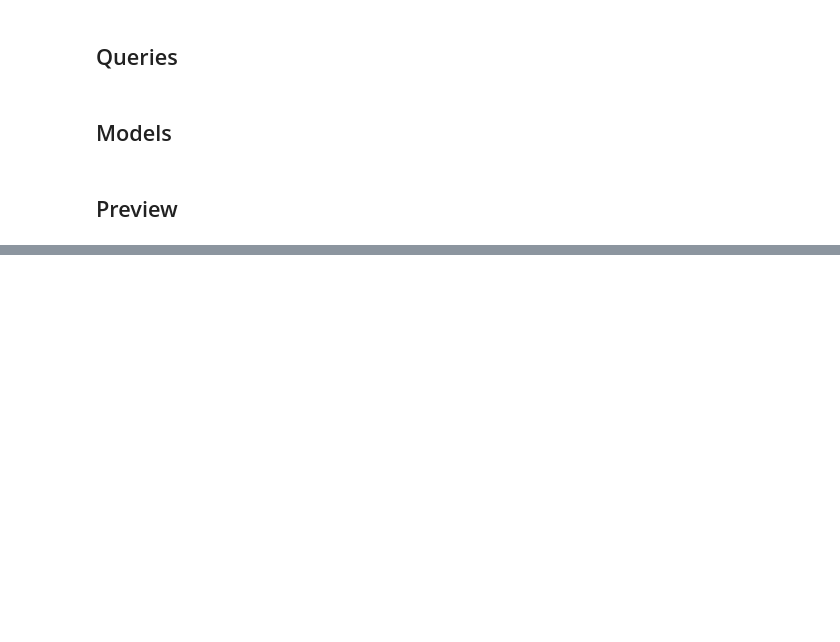
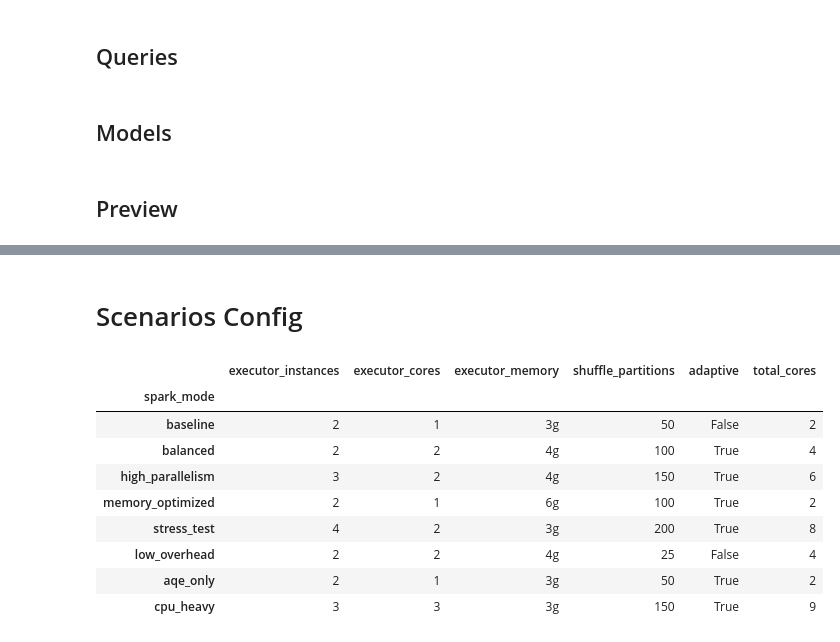
Before and after one commit to Mariana-rc01/SparkAndDrive, a Jupyter notebook: results&performance.ipynb, the cells around one changed output, grey strips where cells are left out. Drawn from its saved outputs; the diff is of its cells as text; code cells hidden in the pictures; blank space fills up the shorter version.

```diff
--- a/results&performance.ipynb
+++ b/results&performance.ipynb
@@ -153,0 +187,38 @@ df_queries
+# %% [markdown]
+# Scenarios Config
+# %%
+SCENARIO_ORDER = [
+    "baseline", "balanced", "high_parallelism", "memory_optimized",
+    "stress_test", "low_overhead", "aqe_only", "cpu_heavy"
+]
+
+df_queries["total_cores"] = df_queries["executor_instances"] * df_queries["executor_cores"]
+df_models["total_cores"] = df_models["executor_instances"] * df_models["executor_cores"]
+
+# Filter to only scenarios actually present in our results
+present_scenarios = [s for s in SCENARIO_ORDER if s in df_queries["spark_mode"].unique()]
+present_scenarios_models = [s for s in SCENARIO_ORDER if s in df_models["spark_mode"].unique()]
+
+scenario_cfg = (
+    df_queries.dropna(subset=["spark_mode"])
+              .groupby("spark_mode")
+              .agg(executor_instances=("executor_instances", "first"),
+                   executor_cores=("executor_cores", "first"),
+                   executor_memory=("executor_memory", "first"),
+                   shuffle_partitions=("shuffle_partitions", "first"),
+                   adaptive=("adaptive", "first"),
+                   total_cores=("total_cores", "first"))
+              .reindex(present_scenarios)
+)
+scenario_cfg
+# %% [output]
+|  | executor_instances | executor_cores | executor_memory | shuffle_partitions | adaptive | total_cores |
+| spark_mode |  |  |  |  |  |  |
+| baseline | 2 | 1 | 3g | 50 | False | 2 |
+| balanced | 2 | 2 | 4g | 100 | True | 4 |
+| high_parallelism | 3 | 2 | 4g | 150 | True | 6 |
+| memory_optimized | 2 | 1 | 6g | 100 | True | 2 |
+| stress_test | 4 | 2 | 3g | 200 | True | 8 |
+| low_overhead | 2 | 2 | 4g | 25 | False | 4 |
+| aqe_only | 2 | 1 | 3g | 50 | True | 2 |
+| cpu_heavy | 3 | 3 | 3g | 150 | True | 9 |
```
Also changed, not shown: parts of 17 cells of this notebook.
